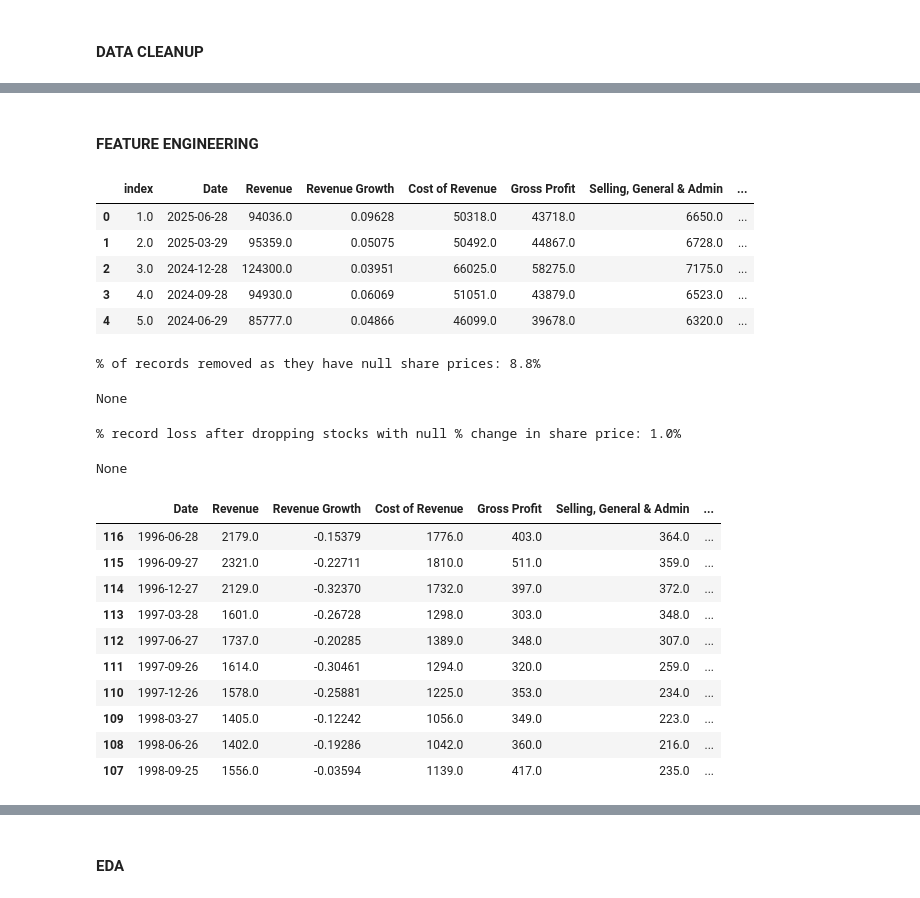
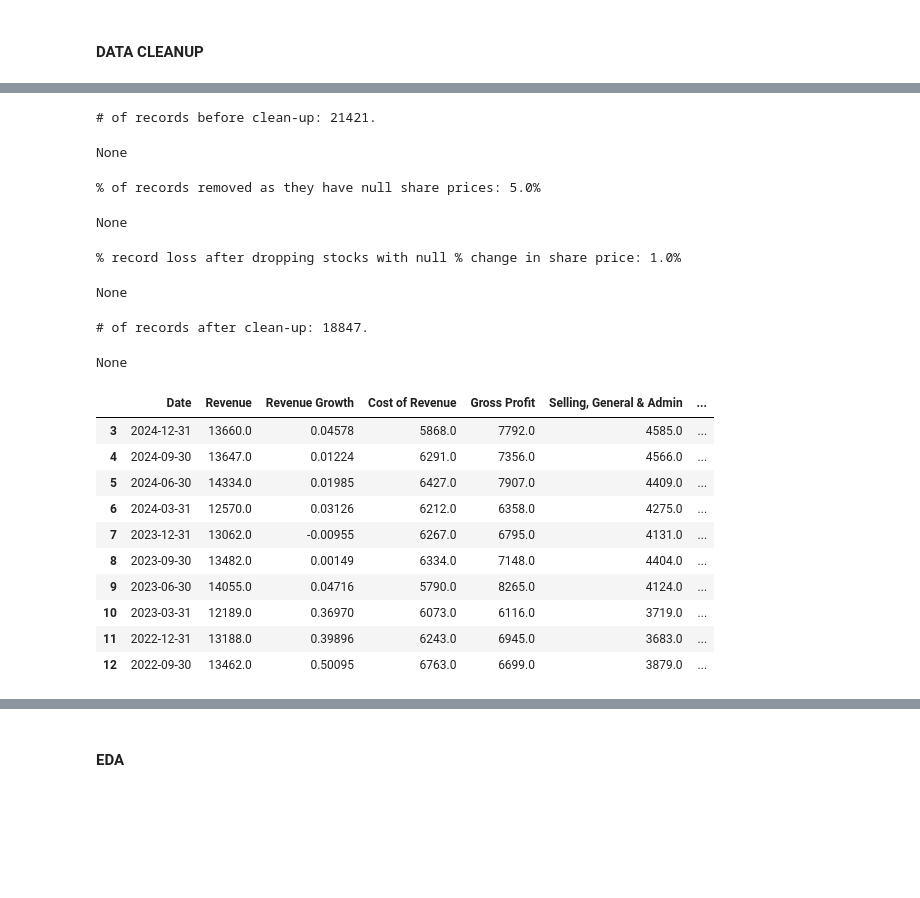
Before and after one commit to jasonericr/dissertation, a Jupyter notebook: dissertation.ipynb, the cells around one changed output, grey strips where cells are left out. Saved outputs shown, nothing was run; the diff lists cells and outputs as text; code cells hidden in the pictures; blank space fills up the shorter version.

```diff
--- a/dissertation.ipynb
+++ b/dissertation.ipynb
@@ -221,7 +158,7 @@ for file in uploaded.keys():
     # concatenate all 4 different fin statements into temp df and add field for ticker symbol
     temp_df = pd.concat([income_stmt_t, income_stmt_ttm_t, bs_stmt_t, cf_stmt_t, ratios_stmt_t], axis=1)
     temp_df = temp_df.drop(columns=['index_v', 'index_x', 'index_y', 'index_z', 'date_x', 'date_y', 'date_z'])
-    temp_df['ticker_symbol'] = file.replace('-financials.xlsx', '')
+    temp_df['ticker_symbol'] = file.replace('-financials (1).xlsx', '')
 
 
     if df.empty:
@@ -249,73 +177,76 @@ obj_cls_list = list(df.select_dtypes('object').columns)[1:-1]
 #  df[col] = np.where(df[col]==None, np.nan, df[col])
 for col in obj_cls_list:
   df[col] = df[col].astype('float')
-# %% [markdown]
-#### FEATURE ENGINEERING
-# %%
-df.head()
-# %% [output]
-|  | index | Date | Revenue | Revenue Growth | Cost of Revenue | Gross Profit | Selling, General & Admin | ... |
-| 0 | 1.0 | 2025-06-28 | 94036.0 | 0.09628 | 50318.0 | 43718.0 | 6650.0 | ... |
-| 1 | 2.0 | 2025-03-29 | 95359.0 | 0.05075 | 50492.0 | 44867.0 | 6728.0 | ... |
-| 2 | 3.0 | 2024-12-28 | 124300.0 | 0.03951 | 66025.0 | 58275.0 | 7175.0 | ... |
-| 3 | 4.0 | 2024-09-28 | 94930.0 | 0.06069 | 51051.0 | 43879.0 | 6523.0 | ... |
-| 4 | 5.0 | 2024-06-29 | 85777.0 | 0.04866 | 46099.0 | 39678.0 | 6320.0 | ... |
 # %%
-# Create
+# Create a copy of dataframe containing all stocks w/ their financials
 df_copy = df.copy()
 
-# calculate stock price at each time interval from EPS and PE Ratio
-df_copy['share_price'] = df_copy['EPS (Diluted)'] * df_copy['PE Ratio']
+# print # of records before changes
+display(print(f'# of records before clean-up: {df_copy.shape[0]}.'))
+
+# calculate stock price at each time interval from Book Value Per Share and Price-to-Book Ratio
+df_copy['share_price'] = df_copy['Book Value Per Share'] * df_copy['PB Ratio']
 df_copy['share_price'] = df_copy['share_price'].apply(lambda x: np.round(x, 2))
 
-# remove records where there is no share price
+# remove records where there is no share price; allows for the period-over-period stock price change since this is our output
 df_no_null_stock_price = df_copy[~df_copy['share_price'].isnull()]
+# Group by stock symbol and remove rows with no share price
+df_no_null_stock_price = df_no_null_stock_price[df_no_null_stock_price['share_price']!=0]
 
 # number of records before and after removing dataframes with null price values
 display(print(f'% of records removed as they have null share prices: {(df_copy.shape[0]-df_no_null_stock_price.shape[0])/df_copy.shape[0]*100:0.1f}%'))
 
-# can drop TTM EPS Diluted as share price has been calculated; the Quarterly EPS Diluted field will remain
-df_no_null_stock_price = df_no_null_stock_price.drop(columns=['EPS (Diluted)'])
-
 # Calculate price percentage change
-# Sort by ticker symbol and date
+# Sort by ticker symbol and date (in descending order) so most recent dates for each stock are top of dataframe and % change calc can be performed
 df_no_null_stock_price = df_no_null_stock_price.sort_values(['ticker_symbol', 'Date'], ascending=[True, True])
-# Group by stock symbol and remove rows with no share price
-df_no_null_stock_price = df_no_null_stock_price[df_no_null_stock_price['share_price']!=0]
 
 # change Data to date data type
 df_no_null_stock_price['Date'] = pd.to_datetime(df_no_null_stock_price['Date'])
 # limit stocks to those with financial data betwee 1996 and 2024
 df_no_null_stock_price = df_no_null_stock_price[(df_no_null_stock_price['Date']>'1995-12-31') & (df_no_null_stock_price['Date']<'2025-01-01')]
 
 # calculate stock price % change period over period for each ticker symbol
 df_no_null_stock_price['share_prct_chg'] = df_no_null_stock_price.groupby(['ticker_symbol'], as_index=False)['share_price'].pct_change()
-# remove any records with no stock share % change; these would be the first period of data for each stock
+# remove any records with no stock share % change; these would be the earliest records for each stock since they have nothing to comp over
 df_no_null_stock_chng = df_no_null_stock_price[~df_no_null_stock_price['share_prct_chg'].isnull()]
 
 # reset index for each stock ticker based on reporting date
 # drop original index field
 df_no_null_stock_chng = df_no_null_stock_chng.drop(columns=['index'])
 # sort df by ticker symbol and date
-df_no_null_stock_chng = df_no_null_stock_chng.sort_values(['ticker_symbol', 'Date'], ascending=[True, True])
-# reset index based on reporting date grouped by ticker symbol
+df_no_null_stock_chng = (
+    df_no_null_stock_chng.sort_values(['ticker_symbol', 'Date'],
+                                      ascending=[True, False]))
+# reset index based on reporting date grouped by ticker symbol;
+# adds an time-series index for each stock so the most recent period starts
+# at 1 and each subsequent period gets incremented by 1.  Since stocks have varying history and reporting peiods, this helps with period alignment across
+# all stock tickers.
 df_no_null_stock_chng['index'] = df_no_null_stock_chng.groupby(['ticker_symbol'], as_index=False).cumcount()+1
+
+# remove OM stock
+df_no_null_stock_chng = df_no_null_stock_chng[df_no_null_stock_chng['ticker_symbol']!='om']
+
 # calc % record loss after
 display(print(f'% record loss after dropping stocks with null % change in share price: {(df_no_null_stock_price.shape[0]-df_no_null_stock_chng.shape[0])/df_no_null_stock_price.shape[0]*100:0.1f}%'))
+display(print(f'# of records after clean-up: {df_no_null_stock_chng.shape[0]}.'))
 df_no_null_stock_chng.head(10)
 # %% [output]
-% of records removed as they have null share prices: 8.8%
+# of records before clean-up: 21421.
 None
-% record loss after dropping stocks with null % change in share price: 1.0%
+% of records removed as they have null share prices: 5.0%
 None
+% record loss after dropping stocks with null % change in share price: 1.0%
+None
+# of records after clean-up: 18847.
+None
 |  | Date | Revenue | Revenue Growth | Cost of Revenue | Gross Profit | Selling, General & Admin | ... |
-| 116 | 1996-06-28 | 2179.0 | -0.15379 | 1776.0 | 403.0 | 364.0 | ... |
-| 115 | 1996-09-27 | 2321.0 | -0.22711 | 1810.0 | 511.0 | 359.0 | ... |
-| 114 | 1996-12-27 | 2129.0 | -0.32370 | 1732.0 | 397.0 | 372.0 | ... |
-| 113 | 1997-03-28 | 1601.0 | -0.26728 | 1298.0 | 303.0 | 348.0 | ... |
-| 112 | 1997-06-27 | 1737.0 | -0.20285 | 1389.0 | 348.0 | 307.0 | ... |
-| 111 | 1997-09-26 | 1614.0 | -0.30461 | 1294.0 | 320.0 | 259.0 | ... |
-| 110 | 1997-12-26 | 1578.0 | -0.25881 | 1225.0 | 353.0 | 234.0 | ... |
-| 109 | 1998-03-27 | 1405.0 | -0.12242 | 1056.0 | 349.0 | 223.0 | ... |
-| 108 | 1998-06-26 | 1402.0 | -0.19286 | 1042.0 | 360.0 | 216.0 | ... |
-| 107 | 1998-09-25 | 1556.0 | -0.03594 | 1139.0 | 417.0 | 235.0 | ... |
+| 3 | 2024-12-31 | 13660.0 | 0.04578 | 5868.0 | 7792.0 | 4585.0 | ... |
+| 4 | 2024-09-30 | 13647.0 | 0.01224 | 6291.0 | 7356.0 | 4566.0 | ... |
+| 5 | 2024-06-30 | 14334.0 | 0.01985 | 6427.0 | 7907.0 | 4409.0 | ... |
+| 6 | 2024-03-31 | 12570.0 | 0.03126 | 6212.0 | 6358.0 | 4275.0 | ... |
+| 7 | 2023-12-31 | 13062.0 | -0.00955 | 6267.0 | 6795.0 | 4131.0 | ... |
+| 8 | 2023-09-30 | 13482.0 | 0.00149 | 6334.0 | 7148.0 | 4404.0 | ... |
+| 9 | 2023-06-30 | 14055.0 | 0.04716 | 5790.0 | 8265.0 | 4124.0 | ... |
+| 10 | 2023-03-31 | 12189.0 | 0.36970 | 6073.0 | 6116.0 | 3719.0 | ... |
+| 11 | 2022-12-31 | 13188.0 | 0.39896 | 6243.0 | 6945.0 | 3683.0 | ... |
+| 12 | 2022-09-30 | 13462.0 | 0.50095 | 6763.0 | 6699.0 | 3879.0 | ... |
```
Also changed, not shown: parts of 104 cells of this notebook.
